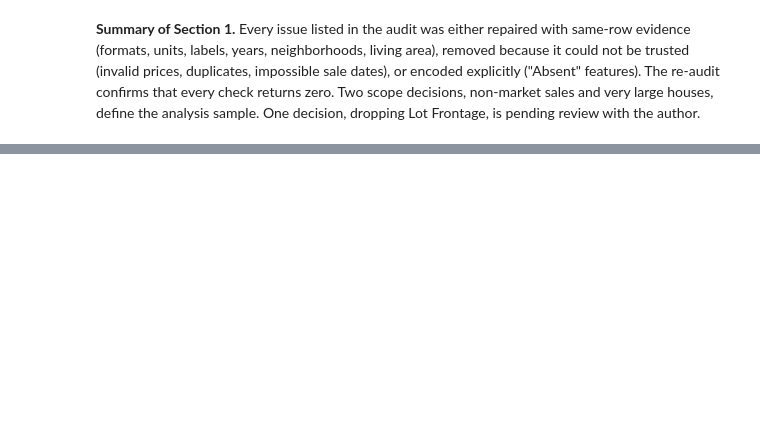
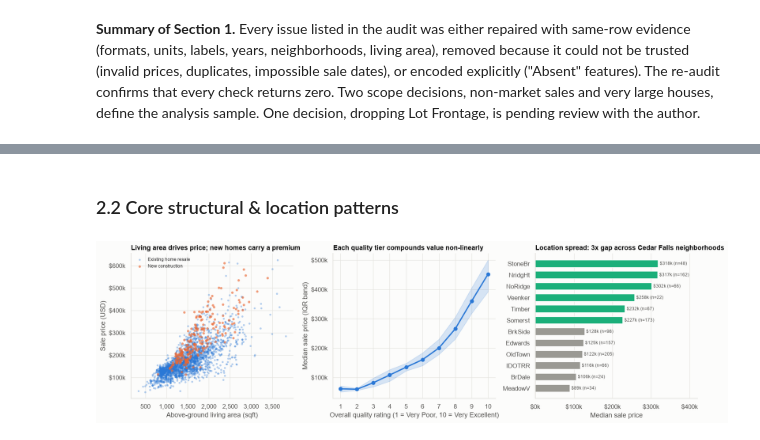
Before and after one commit to daniosp/final-proyect-ml, a Jupyter notebook: main/clearview_analysis.ipynb, the cells around one changed output, grey strips where cells are left out. Cells and saved outputs as stored; diff of their text form; code cells hidden in the pictures; blank space fills up the shorter version.

```diff
--- a/main/clearview_analysis.ipynb
+++ b/main/clearview_analysis.ipynb
@@ -895,0 +1035,53 @@ Saved to data\processed: clean_all_sales.csv, analysis_sample.csv, data_quality_
+# %% [markdown]
+### 2.2 Core structural & location patterns
+# %%
+fig, axes = plt.subplots(1, 3, figsize=(15, 4.6))
+
+# Panel A: SalePrice vs Gr Liv Area colored by New vs Resale
+ax = axes[0]
+resale = sample["is_new_home"] == 0
+ax.scatter(sample.loc[resale, "Gr Liv Area"], sample.loc[resale, "SalePrice"],
+           s=12, alpha=0.35, color=COLORS["blue"], linewidths=0, label="Existing home resale")
+ax.scatter(sample.loc[~resale, "Gr Liv Area"], sample.loc[~resale, "SalePrice"],
+           s=18, alpha=0.65, color=COLORS["orange"], linewidths=0, label="New construction")
+ax.yaxis.set_major_formatter(USD)
+ax.xaxis.set_major_formatter(mticker.StrMethodFormatter("{x:,.0f}"))
+ax.set_xlabel("Above-ground living area (sqft)")
+ax.set_ylabel("Sale price (USD)")
+ax.set_title("Living area drives price; new homes carry a premium")
+ax.legend(frameon=False, fontsize=8, loc="upper left")
+
+# Panel B: SalePrice by Overall Qual
+ax = axes[1]
+q_stats = sample.groupby("Overall Qual")["SalePrice"].agg(med="median", q25=lambda s: s.quantile(0.25), q75=lambda s: s.quantile(0.75), n="size")
+ax.plot(q_stats.index, q_stats["med"], marker="o", color=COLORS["blue"], lw=2.2)
+ax.fill_between(q_stats.index, q_stats["q25"], q_stats["q75"], color=COLORS["blue"], alpha=0.18)
+ax.yaxis.set_major_formatter(USD)
+ax.set_xticks(q_stats.index)
+ax.set_xlabel("Overall quality rating (1 = Very Poor, 10 = Very Excellent)")
+ax.set_ylabel("Median sale price (IQR band)")
+ax.set_title("Each quality tier compounds value non-linearly")
+
+# Panel C: Top & Bottom Neighborhoods by Median Price (min n >= 15)
+ax = axes[2]
+nb_stats = (sample.groupby("Neighborhood")["SalePrice"]
+            .agg(med="median", n="size")
+            .query("n >= 15")
+            .sort_values("med"))
+show_nb = pd.concat([nb_stats.head(6), nb_stats.tail(6)])
+cols_bar = [COLORS["gray"]] * 6 + [COLORS["aqua"]] * 6
+ax.barh(show_nb.index, show_nb["med"], color=cols_bar, height=0.65)
+for y, (idx, row) in enumerate(show_nb.iterrows()):
+    ax.text(row["med"] + 4000, y, f"${row['med']/1000:.0f}k (n={int(row['n'])})",
+            va="center", fontsize=8, color=COLORS["text2"])
+ax.xaxis.set_major_formatter(USD)
+ax.set_xlim(0, show_nb["med"].max() * 1.32)
+ax.set_xlabel("Median sale price")
+ax.set_title("Location spread: 3x gap across Cedar Falls neighborhoods")
+ax.grid(axis="y", visible=False)
+
+plt.tight_layout()
+save_fig(fig, "02_structural_and_location_eda")
+plt.show()
+# %% [output]
+[figure, added]
```
Also changed, not shown: parts of 49 cells of this notebook, 12 other files.
